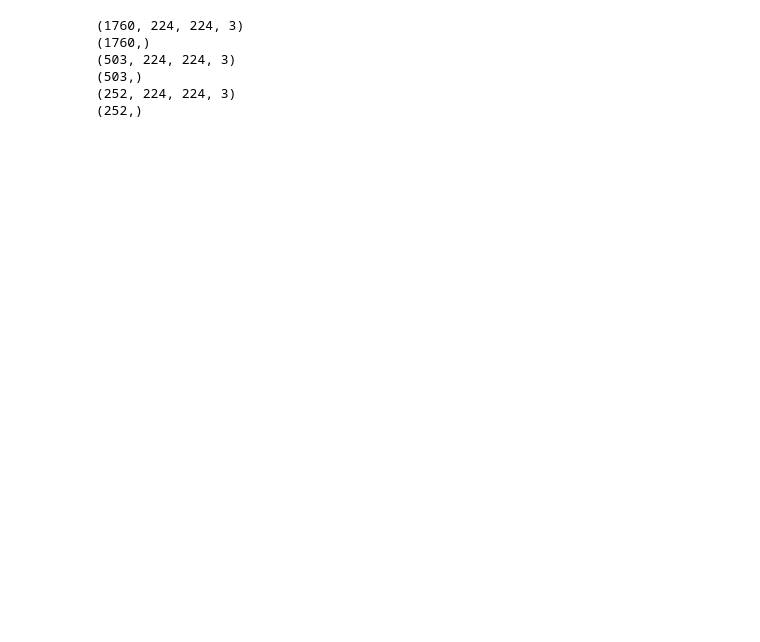
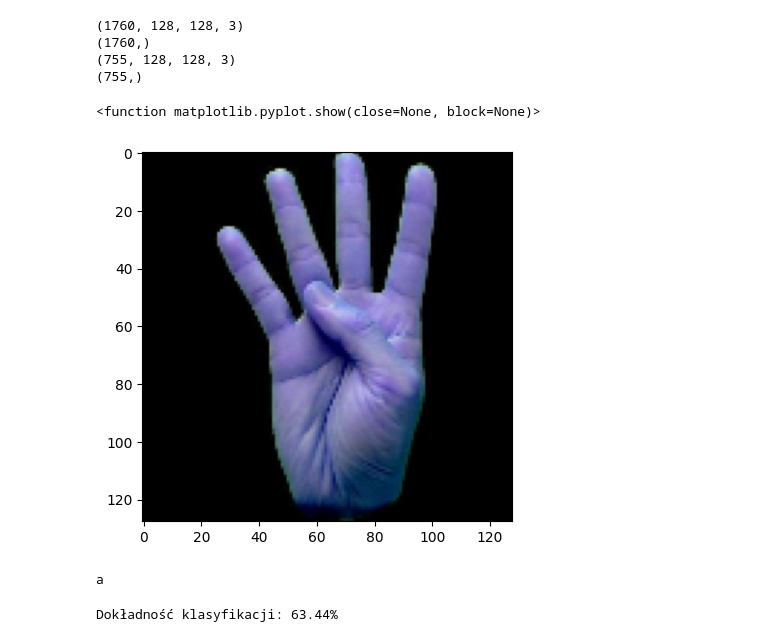
Before and after one commit to MichalinaH/DataScienceStudies, a Jupyter notebook: WUM/asl_image_classification_CNN.ipynb, the cells around one changed output. Saved outputs shown, nothing was run; the diff lists cells and outputs as text; code cells hidden in the pictures; blank space fills up the shorter version.

```diff
--- a/WUM/asl_image_classification_CNN.ipynb
+++ b/WUM/asl_image_classification_CNN.ipynb
@@ -44,47 +44,60 @@ X_train = []
 y_train = []
 X_test = []
 y_test = []
-X_valid = []
-y_valid = []
+
 
 for i, label in enumerate(labels):
     folderpath = path + label + '/'
     for file in os.listdir(folderpath)[0:m.floor(len(os.listdir(folderpath))*0.7)]:
         img_path = folderpath + file
         img = cv.imread(img_path)
-        img = cv.resize(img, (224, 224))
+        img = cv.resize(img, (128, 128))
         X_train.append(np.array(img))
         y_train.append(i)
-    for file in os.listdir(folderpath)[m.floor(len(os.listdir(folderpath))*0.7):m.floor(len(os.listdir(folderpath))*0.9)]:
+    for file in os.listdir(folderpath)[m.floor(len(os.listdir(folderpath))*0.7):]:
         img_path = folderpath + file
         img = cv.imread(img_path)
-        img = cv.resize(img, (224, 224))
+        img = cv.resize(img, (128, 128))
         X_test.append(np.array(img))
         y_test.append(i)
-    for file in os.listdir(folderpath)[m.floor(len(os.listdir(folderpath))*0.9):]:
-        img_path = folderpath + file
-        img = cv.imread(img_path)
-        img = cv.resize(img, (224, 224))
-        X_valid.append(np.array(img))
-        y_valid.append(i)
 
-X_train = np.array(X_train)
+
+X_train = np.array(X_train)/255
 y_train = np.array(y_train)
-X_test = np.array(X_test)
+X_test = np.array(X_test)/255
 y_test = np.array(y_test)
-X_valid = np.array(X_valid)
-y_valid = np.array(y_valid)
 
 print(X_train.shape)
 print(y_train.shape)
 print(X_test.shape)
 print(y_test.shape)
-print(X_valid.shape)
-print(y_valid.shape)
 # %% [output]
-(1760, 224, 224, 3)
+(1760, 128, 128, 3)
 (1760,)
-(503, 224, 224, 3)
-(503,)
-(252, 224, 224, 3)
-(252,)
+(755, 128, 128, 3)
+(755,)
+# %%
+num_img = 220
+
+plt.imshow(X_train[num_img])
+plt.show
+# %% [output]
+<function matplotlib.pyplot.show(close=None, block=None)>
+[figure, added]
+# %%
+print(labels[y_test[num_img]])
+# %% [output]
+a
+# %%
+from sklearn.ensemble import RandomForestClassifier
+from sklearn.metrics import accuracy_score
+
+random_forest = RandomForestClassifier(criterion='entropy', max_depth=12)
+random_forest.fit(X_train.reshape(len(X_train), -1), y_train)
+
+y_pred = random_forest.predict(X_test.reshape(len(X_test), -1))
+
+accuracy = accuracy_score(y_test, y_pred)
+print("Dokładność klasyfikacji: {:.2f}%".format(accuracy * 100))
+# %% [output]
+Dokładność klasyfikacji: 63.44%
```
Also changed, not shown: parts of 9 cells of this notebook.
